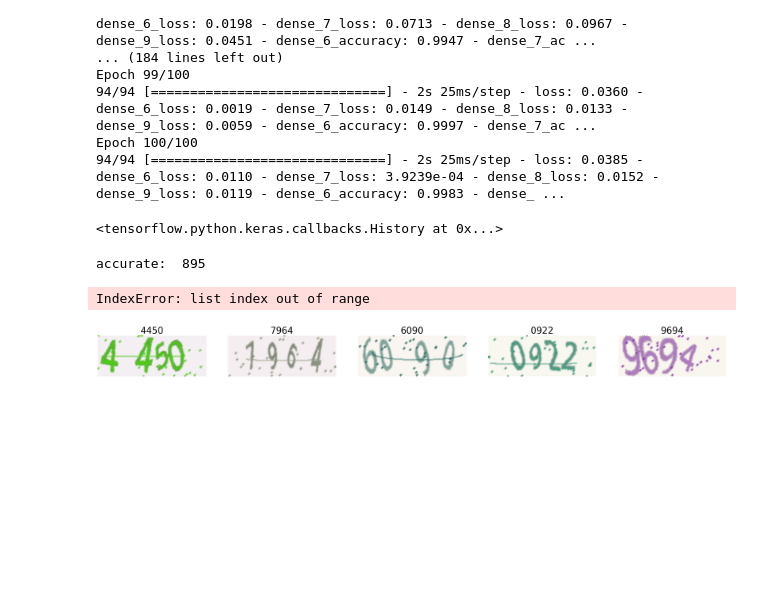
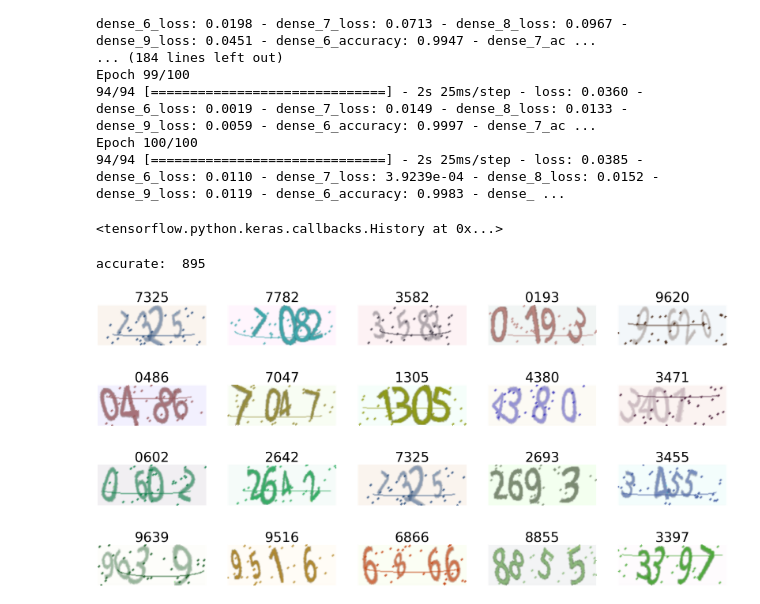
Before and after one commit to heisenberg0424/NSYSU_CSE_2020, a Jupyter notebook: ImageProcessing/FinalPrioject/Captcha.ipynb, the cells around one changed output. Cells and saved outputs as stored; diff of their text form; code cells hidden in the pictures; blank space fills up the shorter version.

```diff
--- a/ImageProcessing/FinalPrioject/Captcha.ipynb
+++ b/ImageProcessing/FinalPrioject/Captcha.ipynb
@@ -214,19 +214,18 @@ accurate:  895
 # %%
 #Show result
 %matplotlib inline
 import matplotlib.pyplot as plt
 plt.figure(figsize=(50,25))
 for j in range(20):
-    i=random.randint(0,1000)
+    i=random.randint(0,100)
     temp=plt.imread(testName[i])
     plt.subplot(4,5,j+1)
     plt.imshow(temp)
-    plt.title(pred[i],fontsize=40)
+    plt.title(pred[i],fontsize=60)
     plt.axis('off')
 # result=plt.imread(testName[1])
 # plt.imshow(result)
 # plt.axis('off')
 # print(pred[1])
 # %% [output]
-IndexError: list index out of range
-[figure, old version]
+[figure, new version]
```
